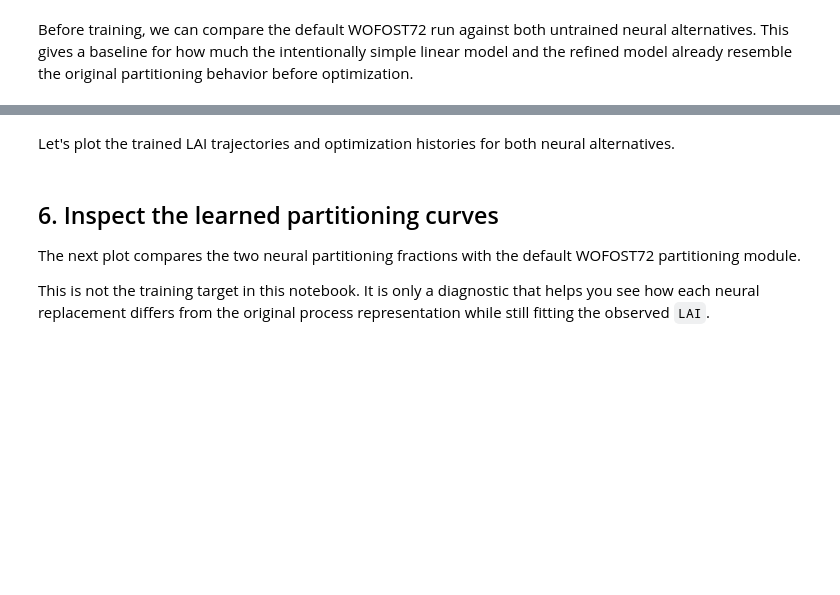
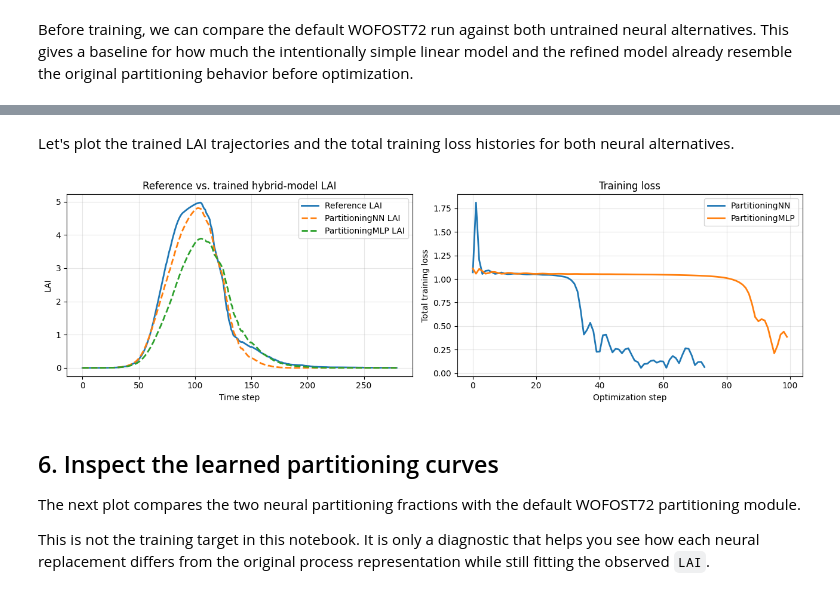
Before and after one commit to WUR-AI/diffWOFOST, a Jupyter notebook: docs/notebooks/hybrid_partitioning_wofost72.ipynb, the cells around one changed output, grey strips where cells are left out. Drawn from its saved outputs; the diff is of its cells as text; code cells hidden in the pictures; blank space fills up the shorter version.

```diff
--- a/docs/notebooks/hybrid_partitioning_wofost72.ipynb
+++ b/docs/notebooks/hybrid_partitioning_wofost72.ipynb
@@ -156,8 +156,8 @@ In this notebook we compare two alternatives:
 
 Both models still enforce physically valid partitioning outputs: `FR` is mapped through a sigmoid, and `FL`, `FS`, and `FO` are mapped through a softmax so they sum to 1.
 # %%
-partition_mlp = PartitioningMLP(hidden_size=16)
-partition_nn = PartitioningNN(hidden_size=16)
+partition_mlp = PartitioningMLP(hidden_size=32)
+partition_nn = PartitioningNN(hidden_size=32)
 
 print(partition_mlp)
 print()
@@ -293,19 +295,27 @@ Because the helper is model-agnostic, we can train `PartitioningNN` and `Partiti
 peak_lai = torch.max(expected_lai).clamp_min(1e-6)
 loss_weights = 0.1 + expected_lai / peak_lai
 loss_denom = torch.mean(loss_weights * torch.abs(expected_lai)).clamp_min(1e-6)
+slope_denom = torch.mean(torch.abs(torch.diff(expected_lai))).clamp_min(1e-6)
+target_total_variation = torch.mean(torch.abs(torch.diff(expected_lai))).clamp_min(1e-6)
 
 
 def compute_weighted_lai_loss(predicted_lai):
     return torch.mean(loss_weights * torch.abs(predicted_lai - expected_lai)) / loss_denom
 
 
+def compute_shape_loss(predicted_lai):
+    predicted_total_variation = torch.mean(torch.abs(predicted_lai))
+    return 1/predicted_total_variation
+
+
 def train_partition_model(
     model,
     model_name,
-    lr=0.003,
-    max_steps=60,
-    patience=12,
+    lr=0.01,
+    max_steps=75,
+    patience=20,
     min_delta=1e-4,
+    shape_penalty_weight=0.01,
 ):
     optimizer = torch.optim.Adam(model.parameters(), lr=lr)
 
@@ -317,7 +327,9 @@ def train_partition_model(
     for step in range(max_steps):
         optimizer.zero_grad()
         predictions = run_hybrid_wofost72(model)
-        loss = compute_weighted_lai_loss(predictions["LAI"])
+        lai_loss = compute_weighted_lai_loss(predictions["LAI"])
+        shape_loss = compute_shape_loss(predictions["LAI"])
+        loss = lai_loss + shape_penalty_weight * shape_loss
 
         loss.backward()
         torch.nn.utils.clip_grad_norm_(model.parameters(), max_norm=1.0)
@@ -332,7 +344,11 @@ def train_partition_model(
             best_state = copy.deepcopy(model.state_dict())
 
         if step % 5 == 0:
-            print(f"{model_name} | Step {step:03d} | Weighted LAI loss = {loss_value:.4f}")
+            print(
+                f"{model_name} | Step {step:03d} | Total loss = {loss_value:.4f} "
+                f"| LAI loss = {lai_loss.detach().cpu().item():.4f} "
+                f"| Shape loss = {shape_loss.detach().cpu().item():.4f}"
+            )
 
         if step - best_step >= patience:
             print(f"{model_name} | Early stopping at step {step:03d}")
@@ -341,14 +357,18 @@ def train_partition_model(
     model.load_state_dict(best_state)
     trained_results = run_hybrid_wofost72(model)
     trained_weighted_loss = compute_weighted_lai_loss(trained_results["LAI"])
+    trained_shape_loss = compute_shape_loss(trained_results["LAI"])
+    trained_total_loss = trained_weighted_loss + shape_penalty_weight * trained_shape_loss
     trained_lai_mae = torch.mean(torch.abs(trained_results["LAI"] - expected_lai))
 
     return {
         "model": model,
         "loss_history": loss_history,
         "results": trained_results,
-        "best_weighted_loss": best_loss,
+        "best_total_loss": best_loss,
+        "final_total_loss": trained_total_loss.detach().item(),
         "final_weighted_loss": trained_weighted_loss.detach().item(),
+        "final_shape_loss": trained_shape_loss.detach().item(),
         "final_lai_mae": trained_lai_mae.detach().item(),
     }
 
@@ -359,7 +379,9 @@ training_runs = {
 }
 
 for model_name, run_info in training_runs.items():
-    print(f"{model_name} best weighted LAI loss: {run_info['best_weighted_loss']:.4f}")
+    print(f"{model_name} best total loss: {run_info['best_total_loss']:.4f}")
+    print(f"{model_name} final total loss: {run_info['final_total_loss']:.4f}")
     print(f"{model_name} final weighted LAI loss: {run_info['final_weighted_loss']:.4f}")
+    print(f"{model_name} final shape loss: {run_info['final_shape_loss']:.4f}")
     print(f"{model_name} final LAI MAE: {run_info['final_lai_mae']:.4f}")
 # %% [output]
@@ -376,32 +405,34 @@ KeyboardInterrupt:
 # %% [markdown]
-Let's plot the trained LAI trajectories and optimization histories for both neural alternatives.
+Let's plot the trained LAI trajectories and the total training loss histories for both neural alternatives.
 # %%
 fig, axes = plt.subplots(1, 2, figsize=(13, 4))
 
 axes[0].plot(expected_lai.detach().cpu().numpy(), label="Reference LAI", linewidth=2)
 for model_name, run_info in training_runs.items():
     axes[0].plot(
         run_info["results"]["LAI"].detach().cpu().numpy(),
         label=f"{model_name} LAI",
         linewidth=2,
         linestyle="--",
     )
 axes[0].set_xlabel("Time step")
 axes[0].set_ylabel("LAI")
 axes[0].set_title("Reference vs. trained hybrid-model LAI")
 axes[0].grid(alpha=0.3)
 axes[0].legend()
 
 for model_name, run_info in training_runs.items():
     axes[1].plot(run_info["loss_history"], linewidth=2, label=model_name)
 axes[1].set_xlabel("Optimization step")
-axes[1].set_ylabel("Weighted relative LAI loss")
+axes[1].set_ylabel("Total training loss")
 axes[1].set_title("Training loss")
 axes[1].grid(alpha=0.3)
 axes[1].legend()
 
 plt.tight_layout()
 plt.show()
+# %% [output]
+[figure, added]
 # %% [markdown]
 ## 6. Inspect the learned partitioning curves
 
```
Also changed, not shown: parts of 5 cells of this notebook, 1 other file.
